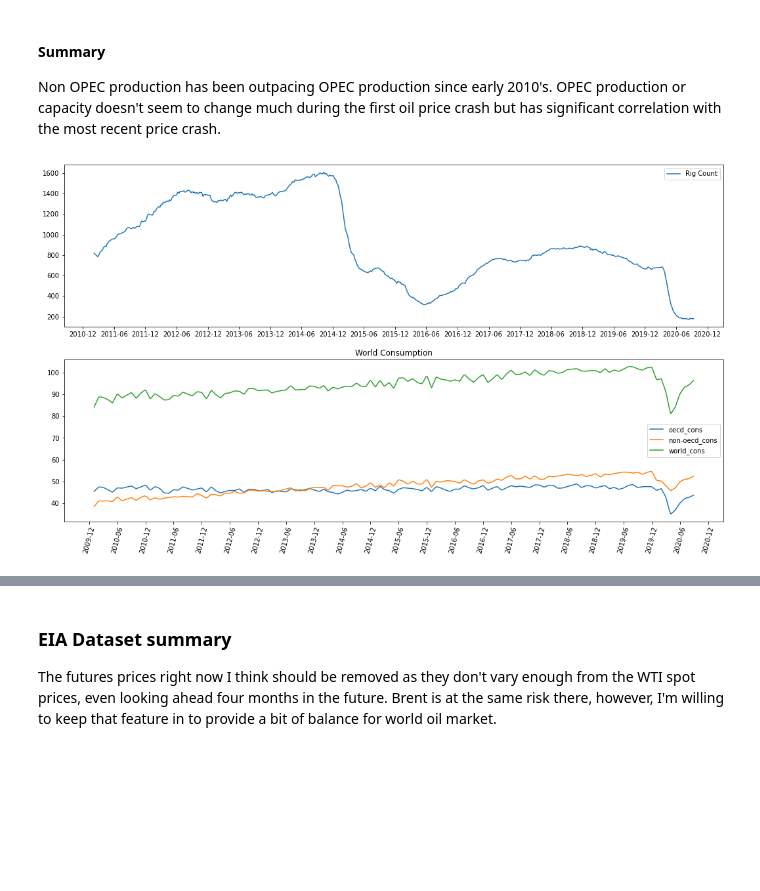
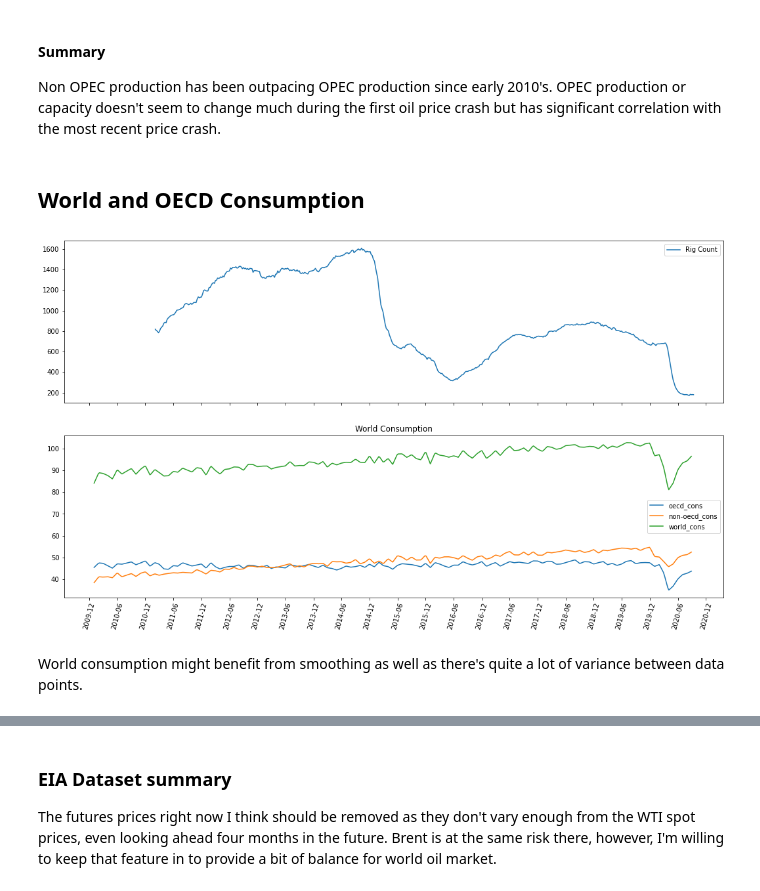
Before and after one commit to brspencer90/rig-count_L48, a Jupyter notebook: notebooks/3.1_EDA.ipynb, the cells around one changed output, grey strips where cells are left out. Saved outputs shown, nothing was run; the diff lists cells and outputs as text; code cells hidden in the pictures; blank space fills up the shorter version.

```diff
--- a/notebooks/3.1_EDA.ipynb
+++ b/notebooks/3.1_EDA.ipynb
@@ -33,6 +33,9 @@ merged_filename = 'merged_data.csv'
 # Load csv into dataframe
 df_rig = pd.read_csv(data_interim_dir + rig_filename)
 df_eia = pd.read_csv(data_interim_dir + eia_filename)
+
+df_rig.date = pd.to_datetime(df_rig.date)
+df_eia.date = pd.to_datetime(df_eia.date)
 # %% [markdown]
 # What am I trying to model?
 # %%
@@ -168,12 +171,10 @@ All the oil prices, including future prices, seem to be very similarly tied... W
 # %%
 fig, ax = plt.subplots(2, sharex=True, figsize=(18,10))
 
-ax[0].plot(pd.to_datetime(df_rig['date']),df_rig.iloc[:,1:])
-ax[0].xaxis.set_major_locator(matplotlib.dates.MonthLocator(bymonth = range(0,13,6)))
-ax[0].xaxis.set_major_formatter(matplotlib.dates.DateFormatter("%Y-%m"))
+ax[0].plot(df_rig.date,df_rig.iloc[:,1:])
 
-for i in range(1,7):
-    ax[1].plot(pd.to_datetime(df_eia.date),df_eia.iloc[:,i], label =df_eia.iloc[:,i].name)
+for col in df_eia.columns[1:7]:
+    ax[1].plot(df_eia.date,df_eia.loc[:,col], label =col)
 
 ax[1].xaxis.set_major_locator(matplotlib.dates.MonthLocator(bymonth = range(0,13,6)))
 ax[1].xaxis.set_major_formatter(matplotlib.dates.DateFormatter("%Y-%m"))
@@ -243,23 +352,12 @@ WTI futures are pretty consistent with WTI spot price. Need to figure out a good
 # %%
-fig, ax = plt.subplots(3,figsize=(18,10))
+fig, ax = plt.subplots(2,sharex=True,figsize=(18,10))
+plt.title('World Production')
 
-ax[0].plot(pd.to_datetime(df_rig['date']),df_rig['Total US RigCount'], label ='Rig Count')
-ax[0].xaxis.set_major_locator(matplotlib.dates.MonthLocator(bymonth = range(0,13,6)))
-ax[0].xaxis.set_major_formatter(matplotlib.dates.DateFormatter("%Y-%m"))
+ax[0].plot(df_rig.date,df_rig['Total US RigCount'], label ='Rig Count')
 ax[0].legend()
 
-for i in [7,10]:
-    ax[2].plot(pd.to_datetime(df_eia['date']),df_eia.iloc[:,i], label =df_eia.iloc[:,i].name)
-
-ax[2].xaxis.set_major_locator(matplotlib.dates.MonthLocator(bymonth = range(0,13,6)))
-ax[2].xaxis.set_major_formatter(matplotlib.dates.DateFormatter("%Y-%m"))
-ax[2].legend()
-plt.xticks(rotation=75)
-
-for i in [8,9]:
-    ax[1].plot(pd.to_datetime(df_eia['date']),df_eia.iloc[:,i], label =df_eia.iloc[:,i].name)
-
-#ax[1].plot(pd.to_datetime(df_eia['date']),df_eia.wti_spot, label ='wti price')
+for col in df_eia.columns[11:15]:
+    ax[1].plot(df_eia.date,df_eia.loc[:,col], label =col)
 
 ax[1].xaxis.set_major_locator(matplotlib.dates.MonthLocator(bymonth = range(0,13,6)))
 ax[1].xaxis.set_major_formatter(matplotlib.dates.DateFormatter("%Y-%m"))
@@ -296,22 +370,24 @@ plt.show()
 #### Summary
 Non OPEC production has been outpacing OPEC production since early 2010's.
 OPEC production or capacity doesn't seem to change much during the first oil price crash but has significant correlation with the most recent price crash.
+# %% [markdown]
+## World and OECD Consumption
 # %%
-fig, ax = plt.subplots(2,figsize=(18,10))
+fig, ax = plt.subplots(2,sharex=True,figsize=(18,10))
 plt.title('World Consumption')
 
-ax[0].plot(pd.to_datetime(df_rig['date']),df_rig['Total US RigCount'], label ='Rig Count')
-ax[0].xaxis.set_major_locator(matplotlib.dates.MonthLocator(bymonth = range(0,13,6)))
-ax[0].xaxis.set_major_formatter(matplotlib.dates.DateFormatter("%Y-%m"))
+ax[0].plot(df_rig.date,df_rig['Total US RigCount'], label ='Rig Count')
 ax[0].legend()
 
-for i in [15,16,17]:
-    ax[1].plot(pd.to_datetime(df_eia['date']),df_eia.iloc[:,i], label =df_eia.iloc[:,i].name)
+for col in df_eia.columns[15:18]:
+    ax[1].plot(df_eia.date,df_eia.loc[:,col], label =col)
 
 ax[1].xaxis.set_major_locator(matplotlib.dates.MonthLocator(bymonth = range(0,13,6)))
 ax[1].xaxis.set_major_formatter(matplotlib.dates.DateFormatter("%Y-%m"))
 ax[1].legend()
 plt.xticks(rotation=75)
 plt.show()
 # %% [output]
-[figure, old version]
+[figure, new version]
+# %% [markdown]
+World consumption might benefit from smoothing as well as there's quite a lot of variance between data points.
```
Also changed, not shown: parts of 26 cells of this notebook, 4 other files.
